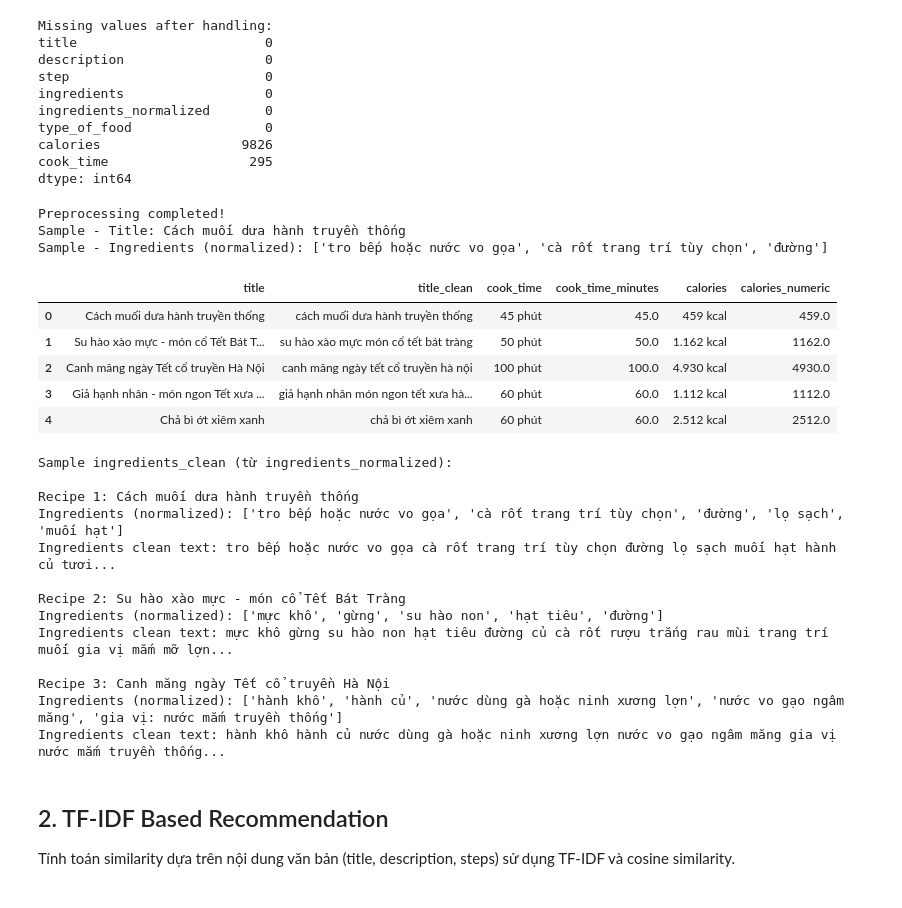
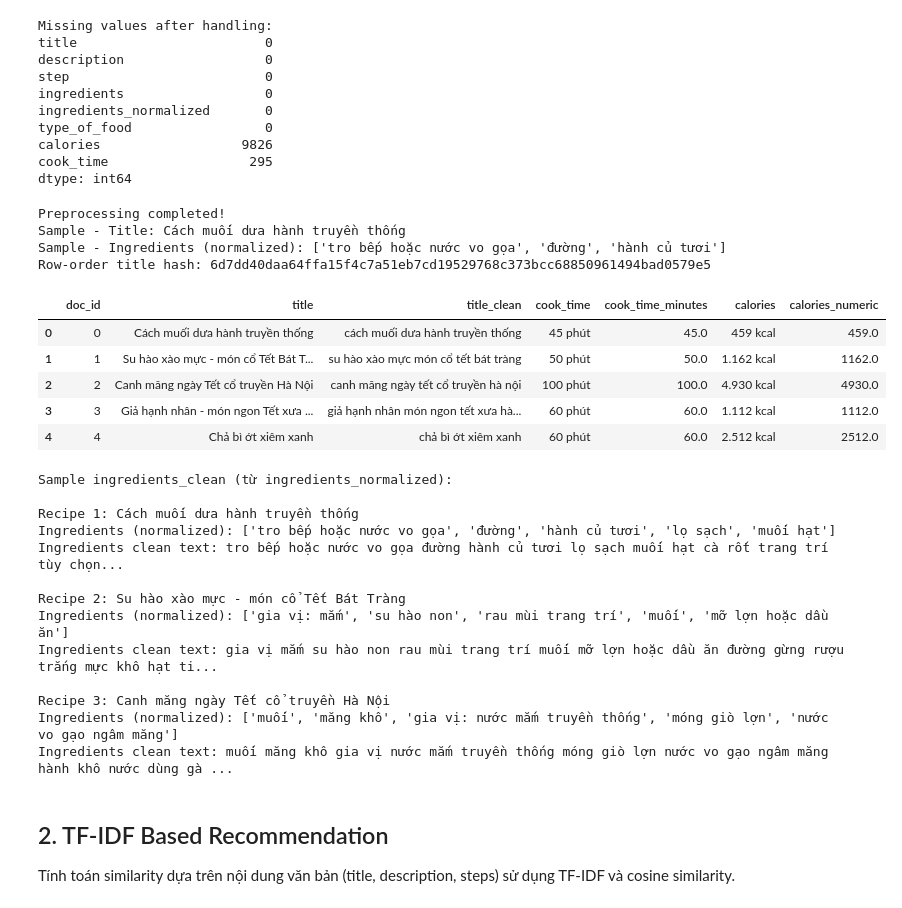
Before and after one commit to TMTien31/DS300-UIT-RecommenderSystem, a Jupyter notebook: Finalproject/notebooks/recommend_and_evaluation/2_Content_based_methods.ipynb, the cells around one changed output. Drawn from its saved outputs; the diff is of its cells as text; code cells hidden in the pictures.

Commit message:
feat: add new method for build ground truth dataset

```diff
--- a/Finalproject/notebooks/recommend_and_evaluation/2_Content_based_methods.ipynb
+++ b/Finalproject/notebooks/recommend_and_evaluation/2_Content_based_methods.ipynb
@@ -13,7 +17,8 @@ import warnings
 warnings.filterwarnings('ignore')
 # %%
 # Load dataset và xem thông tin tổng quan
-df = pd.read_csv('../../data/all_recipes_final.csv')
+DATASET_PATH = '../../data/all_recipes_final.csv'
+df = pd.read_csv(DATASET_PATH)
 print(f"Dataset shape: {df.shape}")
 print(f"\nPhân bố theo nguồn:")
 print(df['source'].value_counts())
@@ -120,38 +125,48 @@ cook_time                  295
 dtype: int64
 # %%
 # Áp dụng các hàm preprocessing lên dữ liệu
+data['doc_id'] = data.index.astype(int)
 data['ingredients_list'] = data['ingredients'].apply(parse_list_string)
 data['step_list'] = data['step'].apply(parse_list_string)
 
 # QUAN TRỌNG: Sử dụng ingredients_normalized
 data['ingredients_normalized_list'] = data['ingredients_normalized'].apply(parse_set_string)
 
 data['title_clean'] = data['title'].apply(clean_text)
 data['description_clean'] = data['description'].apply(clean_text)
 data['step_clean'] = data['step_list'].apply(lambda x: ' '.join([clean_text(s) for s in x]))
 
 data['cook_time_minutes'] = data['cook_time'].apply(parse_cook_time)
 data['calories_numeric'] = data['calories'].apply(parse_calories)
 
 # Sử dụng ingredients_normalized_list thay vì ingredients_list
 data['ingredients_clean'] = data['ingredients_normalized_list'].apply(
     lambda x: ' '.join([clean_text(ing) for ing in x if ing])
 )
 
+def compute_row_order_hash(title_series):
+    """Create a stable fingerprint for the current recipe row order."""
+    joined_titles = '\n'.join(title_series.astype(str).tolist())
+    return hashlib.sha256(joined_titles.encode('utf-8')).hexdigest()
+
+ROW_ORDER_TITLE_HASH = compute_row_order_hash(data['title'])
+
 print("Preprocessing completed!")
 print(f"Sample - Title: {data['title'].iloc[0]}")
 print(f"Sample - Ingredients (normalized): {data['ingredients_normalized_list'].iloc[0][:3]}")
-data[['title', 'title_clean', 'cook_time', 'cook_time_minutes', 'calories', 'calories_numeric']].head()
+print(f"Row-order title hash: {ROW_ORDER_TITLE_HASH}")
+data[['doc_id', 'title', 'title_clean', 'cook_time', 'cook_time_minutes', 'calories', 'calories_numeric']].head()
 # %% [output]
 Preprocessing completed!
 Sample - Title: Cách muối dưa hành truyền thống
-Sample - Ingredients (normalized): ['tro bếp hoặc nước vo gọa', 'cà rốt trang trí tùy chọn', 'đường']
+Sample - Ingredients (normalized): ['tro bếp hoặc nước vo gọa', 'đường', 'hành củ tươi']
+Row-order title hash: 6d7dd40daa64ffa15f4c7a51eb7cd19529768c373bcc68850961494bad0579e5
-|  | title | title_clean | cook_time | cook_time_minutes | calories | calories_numeric |
-| 0 | Cách muối dưa hành truyền thống | cách muối dưa hành truyền thống | 45 phút | 45.0 | 459 kcal | 459.0 |
-| 1 | Su hào xào mực - món cổ Tết Bát T... | su hào xào mực món cổ tết bát tràng | 50 phút | 50.0 | 1.162 kcal | 1162.0 |
-| 2 | Canh măng ngày Tết cổ truyền Hà Nội | canh măng ngày tết cổ truyền hà nội | 100 phút | 100.0 | 4.930 kcal | 4930.0 |
-| 3 | Giả hạnh nhân - món ngon Tết xưa ... | giả hạnh nhân món ngon tết xưa hà... | 60 phút | 60.0 | 1.112 kcal | 1112.0 |
-| 4 | Chả bì ớt xiêm xanh | chả bì ớt xiêm xanh | 60 phút | 60.0 | 2.512 kcal | 2512.0 |
+|  | doc_id | title | title_clean | cook_time | cook_time_minutes | calories | calories_numeric |
+| 0 | 0 | Cách muối dưa hành truyền thống | cách muối dưa hành truyền thống | 45 phút | 45.0 | 459 kcal | 459.0 |
+| 1 | 1 | Su hào xào mực - món cổ Tết Bát T... | su hào xào mực món cổ tết bát tràng | 50 phút | 50.0 | 1.162 kcal | 1162.0 |
+| 2 | 2 | Canh măng ngày Tết cổ truyền Hà Nội | canh măng ngày tết cổ truyền hà nội | 100 phút | 100.0 | 4.930 kcal | 4930.0 |
+| 3 | 3 | Giả hạnh nhân - món ngon Tết xưa ... | giả hạnh nhân món ngon tết xưa hà... | 60 phút | 60.0 | 1.112 kcal | 1112.0 |
+| 4 | 4 | Chả bì ớt xiêm xanh | chả bì ớt xiêm xanh | 60 phút | 60.0 | 2.512 kcal | 2512.0 |
 # %%
 # Kiểm tra kết quả preprocessing (sử dụng ingredients_normalized)
 print("Sample ingredients_clean (từ ingredients_normalized):")
@@ -163,16 +178,16 @@ for i in range(min(3, len(data))):
 Sample ingredients_clean (từ ingredients_normalized):
 
 Recipe 1: Cách muối dưa hành truyền thống
-Ingredients (normalized): ['tro bếp hoặc nước vo gọa', 'cà rốt trang trí tùy chọn', 'đường', 'lọ sạch', 'muối hạt']
-Ingredients clean text: tro bếp hoặc nước vo gọa cà rốt trang trí tùy chọn đường lọ sạch muối hạt hành củ tươi...
+Ingredients (normalized): ['tro bếp hoặc nước vo gọa', 'đường', 'hành củ tươi', 'lọ sạch', 'muối hạt']
+Ingredients clean text: tro bếp hoặc nước vo gọa đường hành củ tươi lọ sạch muối hạt cà rốt trang trí tùy chọn...
 
 Recipe 2: Su hào xào mực - món cổ Tết Bát Tràng
-Ingredients (normalized): ['mực khô', 'gừng', 'su hào non', 'hạt tiêu', 'đường']
-Ingredients clean text: mực khô gừng su hào non hạt tiêu đường củ cà rốt rượu trắng rau mùi trang trí muối gia vị mắm mỡ lợn...
+Ingredients (normalized): ['gia vị: mắm', 'su hào non', 'rau mùi trang trí', 'muối', 'mỡ lợn hoặc dầu ăn']
+Ingredients clean text: gia vị mắm su hào non rau mùi trang trí muối mỡ lợn hoặc dầu ăn đường gừng rượu trắng mực khô hạt ti...
 
 Recipe 3: Canh măng ngày Tết cổ truyền Hà Nội
-Ingredients (normalized): ['hành khô', 'hành củ', 'nước dùng gà hoặc ninh xương lợn', 'nước vo gạo ngâm măng', 'gia vị: nước mắm truyền thống']
-Ingredients clean text: hành khô hành củ nước dùng gà hoặc ninh xương lợn nước vo gạo ngâm măng gia vị nước mắm truyền thống...
+Ingredients (normalized): ['muối', 'măng khô', 'gia vị: nước mắm truyền thống', 'móng giò lợn', 'nước vo gạo ngâm măng']
+Ingredients clean text: muối măng khô gia vị nước mắm truyền thống móng giò lợn nước vo gạo ngâm măng hành khô nước dùng gà ...
 # %% [markdown]
 ## 2. TF-IDF Based Recommendation
 
```
Also changed, not shown: parts of 7 cells of this notebook, 23 other files.
